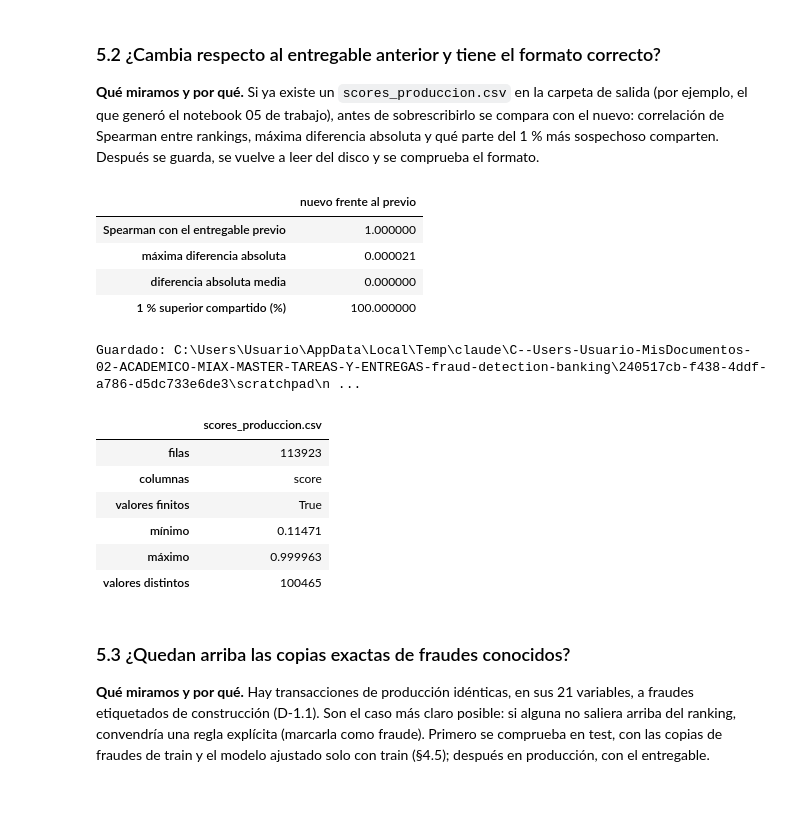
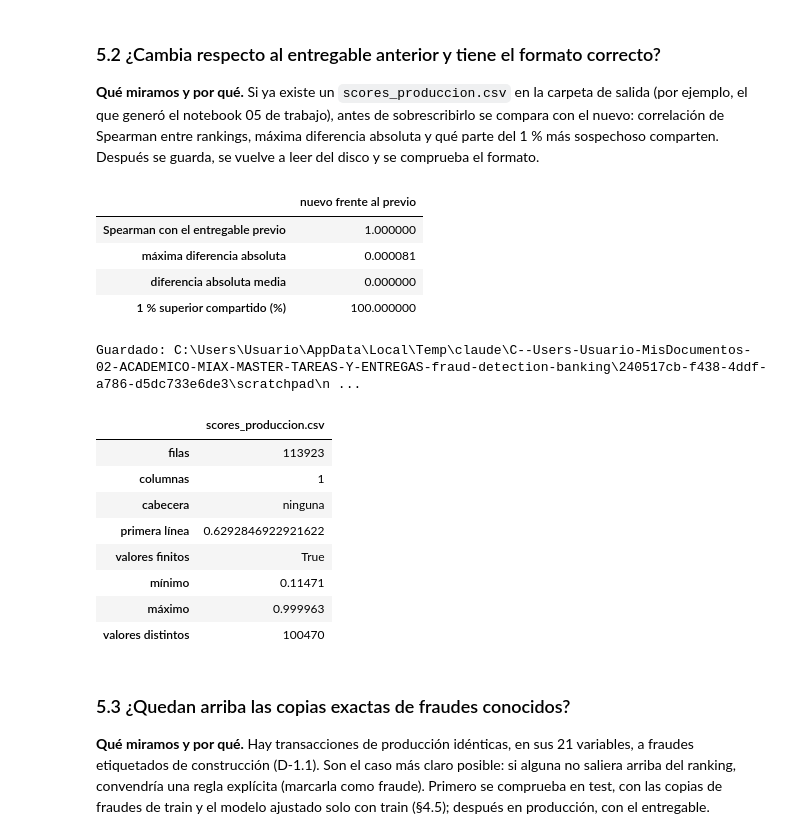
Before and after one commit to Romequinco/fraud-detection-banking, a Jupyter notebook: notebooks/99_ENTREGA.ipynb, the cells around one changed output. Cells and saved outputs as stored; diff of their text form; code cells hidden in the pictures; blank space fills up the shorter version.

Commit message:
99: CSV de entrega sin cabecera (una sola columna, como pide el enunciado), notebook re-ejecutado; D-3.1 y docs al día

```diff
--- a/notebooks/99_ENTREGA.ipynb
+++ b/notebooks/99_ENTREGA.ipynb
@@ -1836,7 +1836,8 @@ Reajuste con 170.884 transacciones y 295 fraudes; componentes: ['XGBoost d3 (ref
 RUTA_ENTREGA = OUTPUT_DIR / "scores_produccion.csv"
 top1_prod = lambda s: set(np.argsort(-np.asarray(s), kind="stable")[:len(s) // 100])
 if RUTA_ENTREGA.exists():
-    previo_b5 = pd.read_csv(RUTA_ENTREGA)["score"].to_numpy(float)
+    # el previo puede tener cabecera (versiones anteriores): se descarta cualquier línea no numérica
+    previo_b5 = pd.to_numeric(pd.read_csv(RUTA_ENTREGA, header=None)[0], errors="coerce").dropna().to_numpy(float)
     assert len(previo_b5) == len(SCORE_FINAL_B5)
     COMPARA_B5 = pd.Series({"Spearman con el entregable previo": stats.spearmanr(SCORE_FINAL_B5, previo_b5).statistic,
                             "máxima diferencia absoluta": np.abs(SCORE_FINAL_B5 - previo_b5).max(),
@@ -1852,28 +1853,32 @@ print(f"Guardado: {RUTA_ENTREGA}")
 # %% [output]
 |  | nuevo frente al previo |
 | Spearman con el entregable previo | 1.000000 |
-| máxima diferencia absoluta | 0.000021 |
+| máxima diferencia absoluta | 0.000081 |
 | diferencia absoluta media | 0.000000 |
 | 1 % superior compartido (%) | 100.000000 |
 Guardado: C:\Users\Usuario\AppData\Local\Temp\claude\C--Users-Usuario-MisDocumentos-02-ACADEMICO-MIAX-MASTER-TAREAS-Y-ENTREGAS-fraud-detection-banking\240517cb-f438-4ddf-a786-d5dc733e6de3\scratchpad\n ...
 # %%
 # Verificación del fichero tal como queda en disco
-sub_b5 = pd.read_csv(RUTA_ENTREGA)
-assert sub_b5.shape == (113_923, 1) and list(sub_b5.columns) == ["score"]
+primera_linea = RUTA_ENTREGA.read_text().splitlines()[0]
+float(primera_linea)                                                                   # sin cabecera: la primera línea ya es un score
+sub_b5 = pd.read_csv(RUTA_ENTREGA, header=None, names=["score"])
+assert sub_b5.shape == (113_923, 1)
 assert np.isfinite(sub_b5["score"]).all()
 assert np.allclose(sub_b5["score"].to_numpy(), SCORE_FINAL_B5)                       # mismo orden que producción
 assert len(sub_b5) == len(raw_prod) and (df_prod["row_id"].to_numpy() == np.arange(len(sub_b5))).all()
-pd.Series({"filas": len(sub_b5), "columnas": ", ".join(sub_b5.columns), "valores finitos": bool(np.isfinite(sub_b5.score).all()),
+pd.Series({"filas": len(sub_b5), "columnas": sub_b5.shape[1], "cabecera": "ninguna", "primera línea": primera_linea, "valores finitos": bool(np.isfinite(sub_b5.score).all()),
            "mínimo": sub_b5.score.min(), "máximo": sub_b5.score.max(), "valores distintos": sub_b5.score.nunique()},
           name="scores_produccion.csv").to_frame()
 # %% [output]
 |  | scores_produccion.csv |
 | filas | 113923 |
-| columnas | score |
+| columnas | 1 |
+| cabecera | ninguna |
+| primera línea | 0.6292846922921622 |
 | valores finitos | True |
 | mínimo | 0.11471 |
 | máximo | 0.999963 |
-| valores distintos | 100465 |
+| valores distintos | 100470 |
 # %% [markdown]
 ### 5.3 ¿Quedan arriba las copias exactas de fraudes conocidos?
 
```
Also changed, not shown: parts of 20 cells of this notebook, 4 other files.
